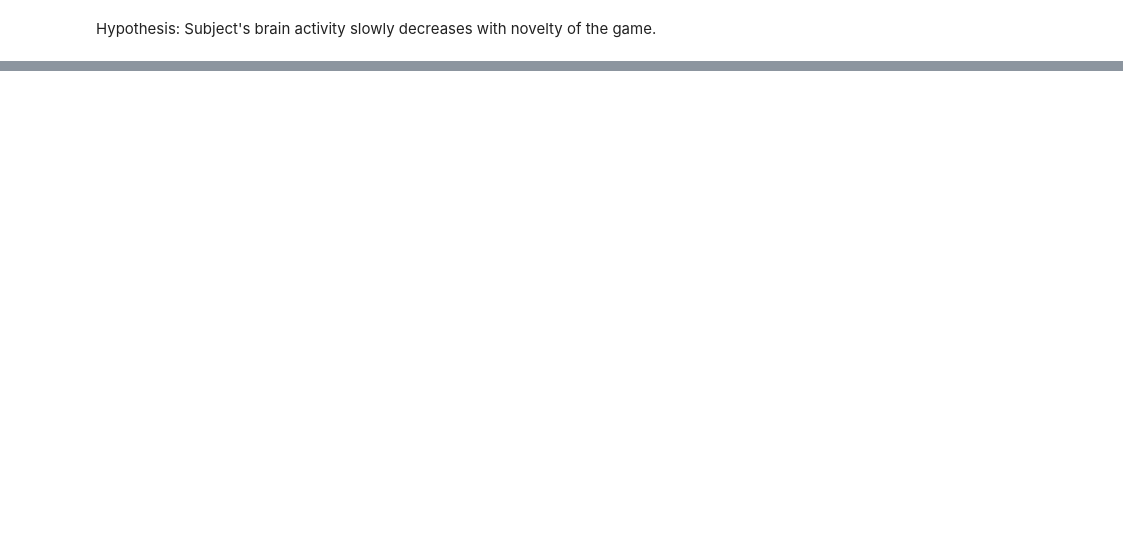
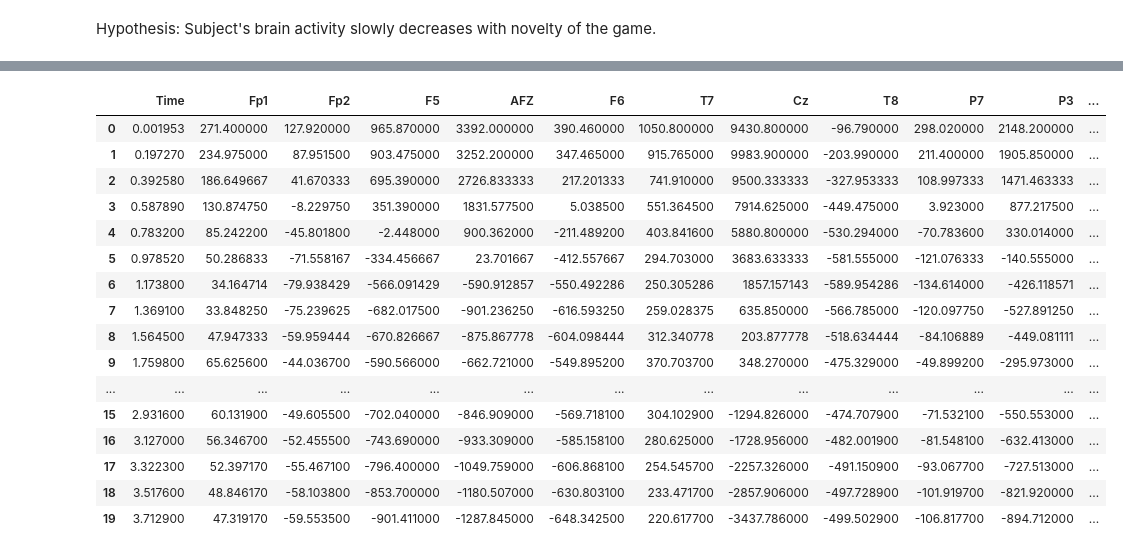
Before and after one commit to dreamchef/eeg-brain-invaders, a Jupyter notebook: EEG_Brain_Invaders_Explorations.ipynb, the cells around one changed output, grey strips where cells are left out. Saved outputs shown, nothing was run; the diff lists cells and outputs as text; code cells hidden in the pictures; blank space fills up the shorter version.

```diff
--- a/EEG_Brain_Invaders_Explorations.ipynb
+++ b/EEG_Brain_Invaders_Explorations.ipynb
@@ -132,0 +151,43 @@ plt.show()
+# %%
+s1_sp_avgs = s1_sparse.copy()
+# %%
+# Assume subject_1 and s1_sp_avgs are already defined
+
+AVG_WINDOW = 10
+
+# Iterate through channels
+for label in labels[1:18]:
+    entries = subject_1[label]
+
+    # Calculate the rolling average over the specified window
+    rolling_avg = entries.rolling(window=AVG_WINDOW, min_periods=1).mean()
+
+    # Replace the original entries with the rolling average
+    s1_sp_avgs[label] = rolling_avg
+
+    # Optional: print progress
+    #print(f'Processed channel: {label}')
+
+# Display the result
+#print(s1_sp_avgs)
+
+for label in labels[1:18]:
+  fig, axes = plt.subplots(1, 2, figsize=(18, 6))
+
+  # Plot on the first subplot
+  axes[0].scatter(s1_sp_avgs.index, s1_sp_avgs[label],s=1)
+  axes[0].set_title(label+'  Rolling Average, window='+str(AVG_WINDOW))
+  axes[0].set_xlabel('Index')
+  axes[0].set_ylabel('Value')
+  axes[0].legend()
+
+  # Plot on the second subplot
+  axes[1].scatter(s1_sparse.index, s1_sparse[label],s=1)
+  axes[1].set_title(label+'  Raw Data')
+  axes[1].set_xlabel('Index')
+  axes[1].set_ylabel('Value')
+  axes[1].legend()
+
+  # Show the plots
+  plt.tight_layout()
+  plt.show()
@@ -132,0 +247,20 @@ plt.show()
+# %%
+s1_sp_avgs.head(20)
+# %% [output]
+|  | Time | Fp1 | Fp2 | F5 | AFZ | F6 | T7 | Cz | T8 | P7 | P3 | ... |
+| 0 | 0.001953 | 271.400000 | 127.920000 | 965.870000 | 3392.000000 | 390.460000 | 1050.800000 | 9430.800000 | -96.790000 | 298.020000 | 2148.200000 | ... |
+| 1 | 0.197270 | 234.975000 | 87.951500 | 903.475000 | 3252.200000 | 347.465000 | 915.765000 | 9983.900000 | -203.990000 | 211.400000 | 1905.850000 | ... |
+| 2 | 0.392580 | 186.649667 | 41.670333 | 695.390000 | 2726.833333 | 217.201333 | 741.910000 | 9500.333333 | -327.953333 | 108.997333 | 1471.463333 | ... |
+| 3 | 0.587890 | 130.874750 | -8.229750 | 351.390000 | 1831.577500 | 5.038500 | 551.364500 | 7914.625000 | -449.475000 | 3.923000 | 877.217500 | ... |
+| 4 | 0.783200 | 85.242200 | -45.801800 | -2.448000 | 900.362000 | -211.489200 | 403.841600 | 5880.800000 | -530.294000 | -70.783600 | 330.014000 | ... |
+| 5 | 0.978520 | 50.286833 | -71.558167 | -334.456667 | 23.701667 | -412.557667 | 294.703000 | 3683.633333 | -581.555000 | -121.076333 | -140.555000 | ... |
+| 6 | 1.173800 | 34.164714 | -79.938429 | -566.091429 | -590.912857 | -550.492286 | 250.305286 | 1857.157143 | -589.954286 | -134.614000 | -426.118571 | ... |
+| 7 | 1.369100 | 33.848250 | -75.239625 | -682.017500 | -901.236250 | -616.593250 | 259.028375 | 635.850000 | -566.785000 | -120.097750 | -527.891250 | ... |
+| 8 | 1.564500 | 47.947333 | -59.959444 | -670.826667 | -875.867778 | -604.098444 | 312.340778 | 203.877778 | -518.634444 | -84.106889 | -449.081111 | ... |
+| 9 | 1.759800 | 65.625600 | -44.036700 | -590.566000 | -662.721000 | -549.895200 | 370.703700 | 348.270000 | -475.329000 | -49.899200 | -295.973000 | ... |
+| ... | ... | ... | ... | ... | ... | ... | ... | ... | ... | ... | ... | ... |
+| 15 | 2.931600 | 60.131900 | -49.605500 | -702.040000 | -846.909000 | -569.718100 | 304.102900 | -1294.826000 | -474.707900 | -71.532100 | -550.553000 | ... |
+| 16 | 3.127000 | 56.346700 | -52.455500 | -743.690000 | -933.309000 | -585.158100 | 280.625000 | -1728.956000 | -482.001900 | -81.548100 | -632.413000 | ... |
+| 17 | 3.322300 | 52.397170 | -55.467100 | -796.400000 | -1049.759000 | -606.868100 | 254.545700 | -2257.326000 | -491.150900 | -93.067700 | -727.513000 | ... |
+| 18 | 3.517600 | 48.846170 | -58.103800 | -853.700000 | -1180.507000 | -630.803100 | 233.471700 | -2857.906000 | -497.728900 | -101.919700 | -821.920000 | ... |
+| 19 | 3.712900 | 47.319170 | -59.553500 | -901.411000 | -1287.845000 | -648.342500 | 220.617700 | -3437.786000 | -499.502900 | -106.817700 | -894.712000 | ... |
```
Also changed, not shown: parts of 21 cells of this notebook.
